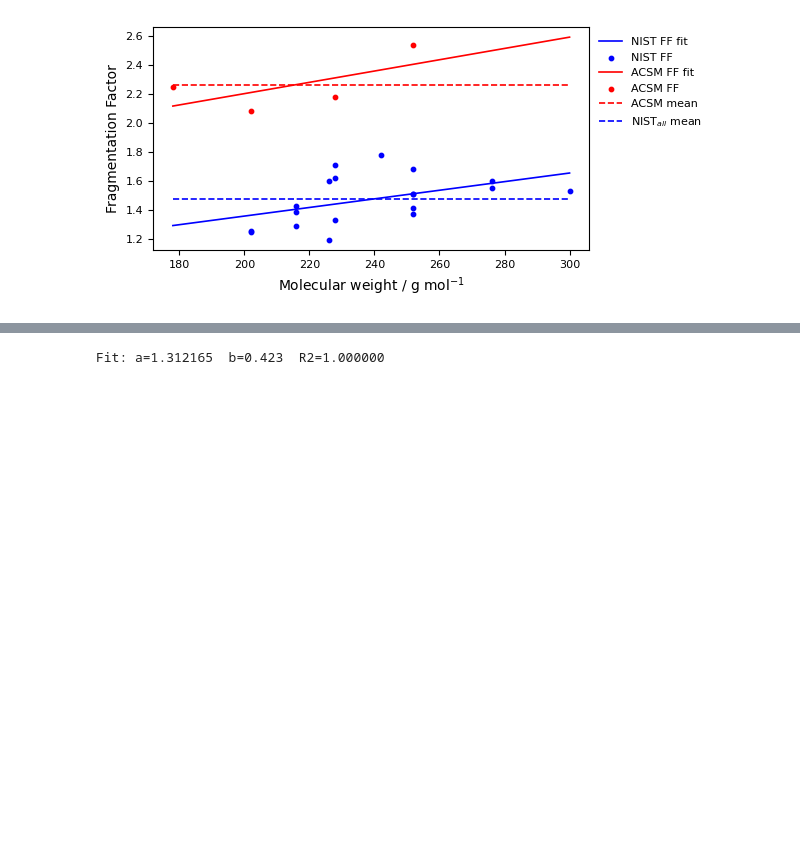
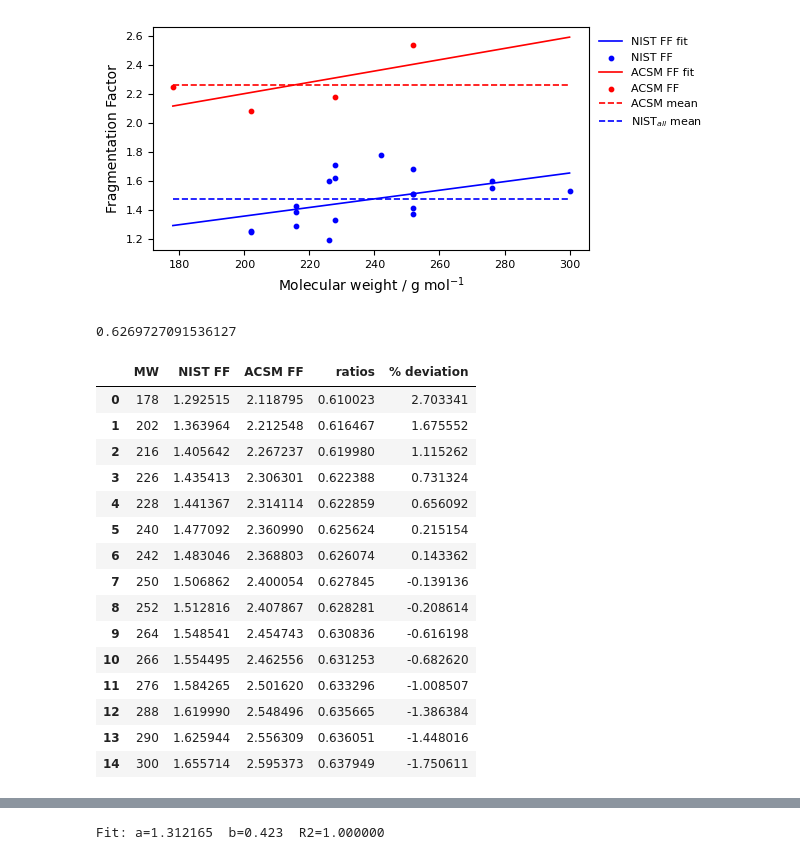
Before and after one commit to Normann25/NFA_project, a Jupyter notebook: cal.ipynb, the cells around one changed output, grey strips where cells are left out. Drawn from its saved outputs; the diff is of its cells as text; code cells hidden in the pictures; blank space fills up the shorter version.

```diff
--- a/cal.ipynb
+++ b/cal.ipynb
@@ -177,3 +177,30 @@ plt.show()
 Fit: a=0.002977  b=0.763  R2=0.212745
 Fit: a=0.003906  b=1.423  R2=0.408855
 [figure]
+# %%
+fit['ratios'] = fit['NIST FF'] / fit['ACSM FF']
+
+mean_ratio = np.sum(fit['ratios']) / len(fit['ratios'])
+
+fit['% deviation'] = ((mean_ratio - fit['ratios']) / mean_ratio) * 100
+
+print(mean_ratio)
+display(fit)
+# %% [output]
+0.6269727091536127
+|  | MW | NIST FF | ACSM FF | ratios | % deviation |
+| 0 | 178 | 1.292515 | 2.118795 | 0.610023 | 2.703341 |
+| 1 | 202 | 1.363964 | 2.212548 | 0.616467 | 1.675552 |
+| 2 | 216 | 1.405642 | 2.267237 | 0.619980 | 1.115262 |
+| 3 | 226 | 1.435413 | 2.306301 | 0.622388 | 0.731324 |
+| 4 | 228 | 1.441367 | 2.314114 | 0.622859 | 0.656092 |
+| 5 | 240 | 1.477092 | 2.360990 | 0.625624 | 0.215154 |
+| 6 | 242 | 1.483046 | 2.368803 | 0.626074 | 0.143362 |
+| 7 | 250 | 1.506862 | 2.400054 | 0.627845 | -0.139136 |
+| 8 | 252 | 1.512816 | 2.407867 | 0.628281 | -0.208614 |
+| 9 | 264 | 1.548541 | 2.454743 | 0.630836 | -0.616198 |
+| 10 | 266 | 1.554495 | 2.462556 | 0.631253 | -0.682620 |
+| 11 | 276 | 1.584265 | 2.501620 | 0.633296 | -1.008507 |
+| 12 | 288 | 1.619990 | 2.548496 | 0.635665 | -1.386384 |
+| 13 | 290 | 1.625944 | 2.556309 | 0.636051 | -1.448016 |
+| 14 | 300 | 1.655714 | 2.595373 | 0.637949 | -1.750611 |
```
Also changed, not shown: parts of 2 cells of this notebook, 2 other files.
